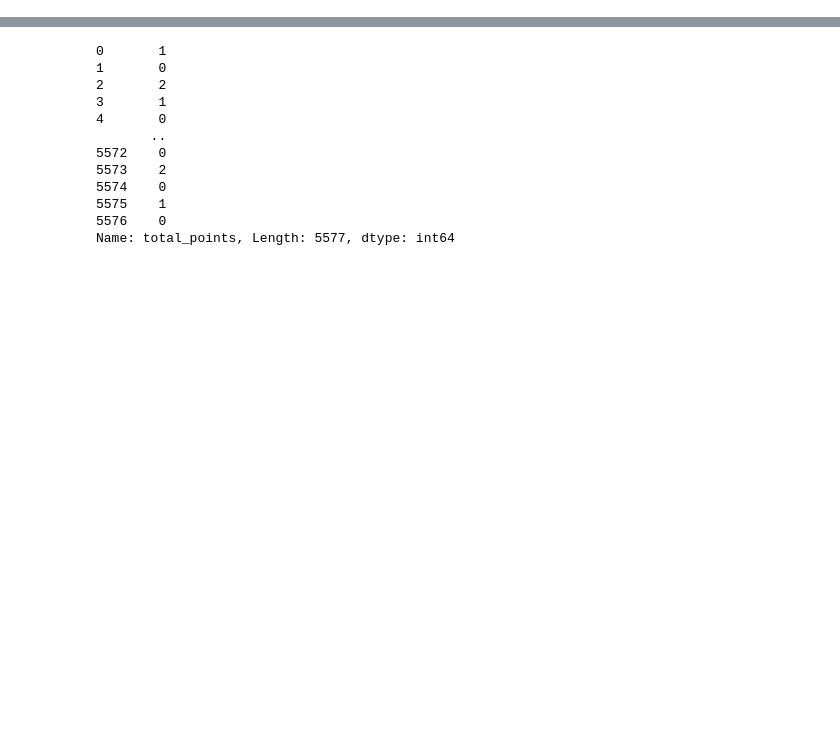
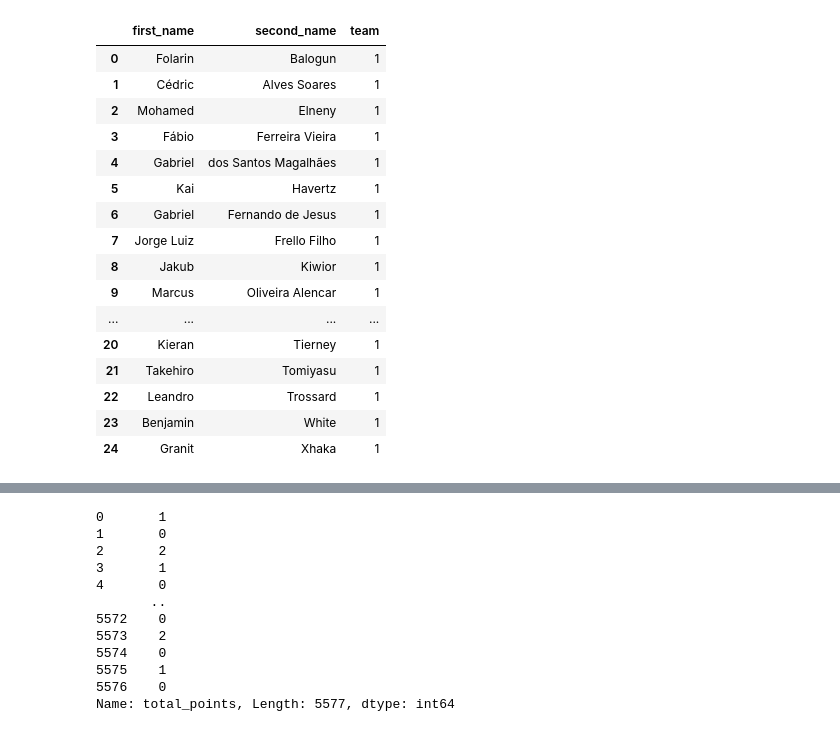
Before and after one commit to m-mukund/AI-Powered-Fantasy-Premier-League-Optimization-Platform, a Jupyter notebook: FPL_predictor.ipynb, the cells around one changed output, grey strips where cells are left out. Drawn from its saved outputs; the diff is of its cells as text; code cells hidden in the pictures; blank space fills up the shorter version.

```diff
--- a/FPL_predictor.ipynb
+++ b/FPL_predictor.ipynb
@@ -7,3 +7,26 @@ url = "https://raw.githubusercontent.com/vaastav/Fantasy-Premier-League/master/d
 
 # Read the CSV file into a pandas DataFrame
 df = pd.read_csv(url)
+# %%
+players_url="https://raw.githubusercontent.com/vaastav/Fantasy-Premier-League/refs/heads/master/data/2023-24/players_raw.csv"
+players_pd_all=pd.read_csv(players_url)
+players_pd=players_pd_all[['first_name', 'second_name', 'team']]
+players_pd.head(25)
+# %% [output]
+|  | first_name | second_name | team |
+| 0 | Folarin | Balogun | 1 |
+| 1 | Cédric | Alves Soares | 1 |
+| 2 | Mohamed | Elneny | 1 |
+| 3 | Fábio | Ferreira Vieira | 1 |
+| 4 | Gabriel | dos Santos Magalhães | 1 |
+| 5 | Kai | Havertz | 1 |
+| 6 | Gabriel | Fernando de Jesus | 1 |
+| 7 | Jorge Luiz | Frello Filho | 1 |
+| 8 | Jakub | Kiwior | 1 |
+| 9 | Marcus | Oliveira Alencar | 1 |
+| ... | ... | ... | ... |
+| 20 | Kieran | Tierney | 1 |
+| 21 | Takehiro | Tomiyasu | 1 |
+| 22 | Leandro | Trossard | 1 |
+| 23 | Benjamin | White | 1 |
+| 24 | Granit | Xhaka | 1 |
```
Also changed, not shown: parts of 15 cells of this notebook.
